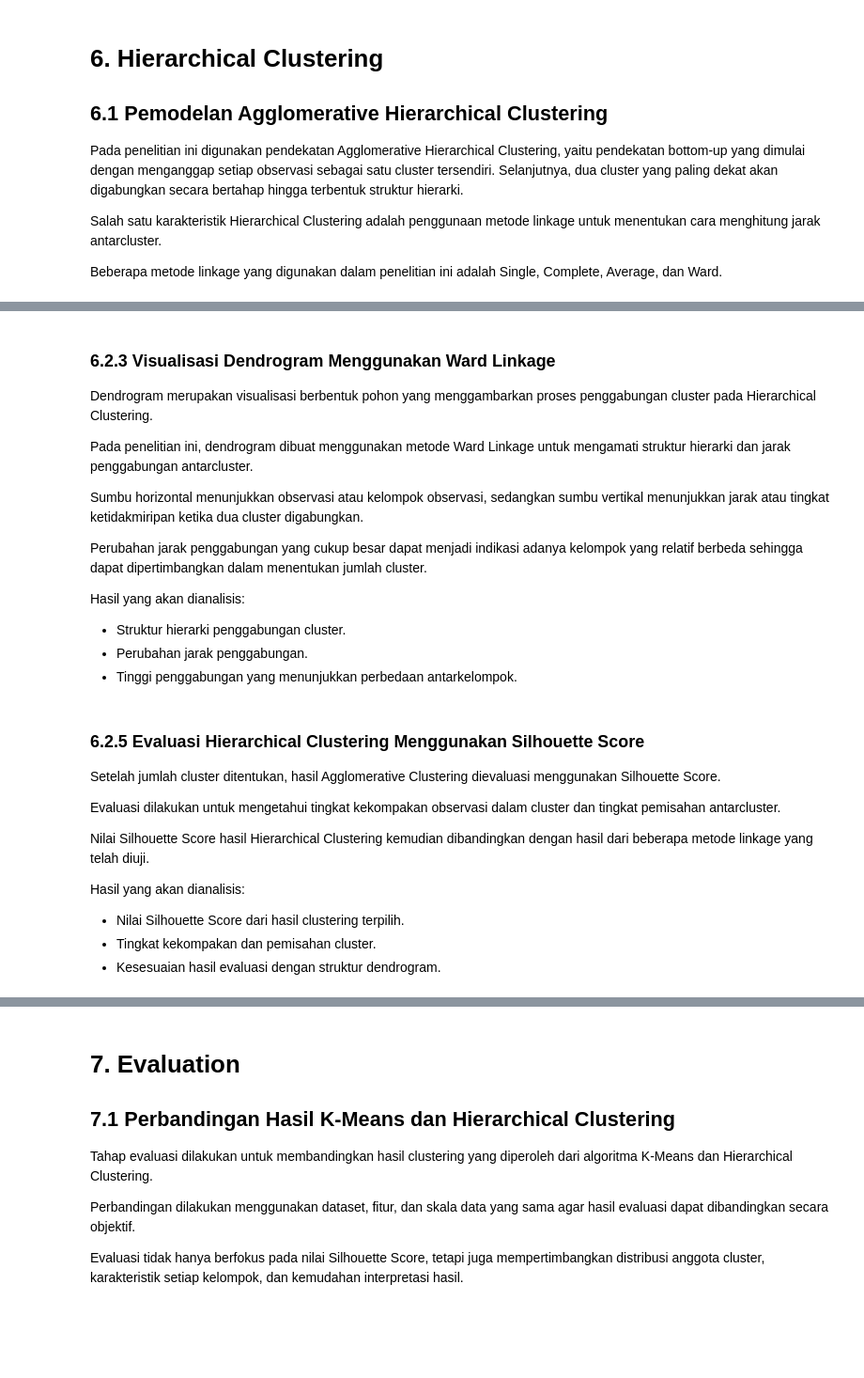
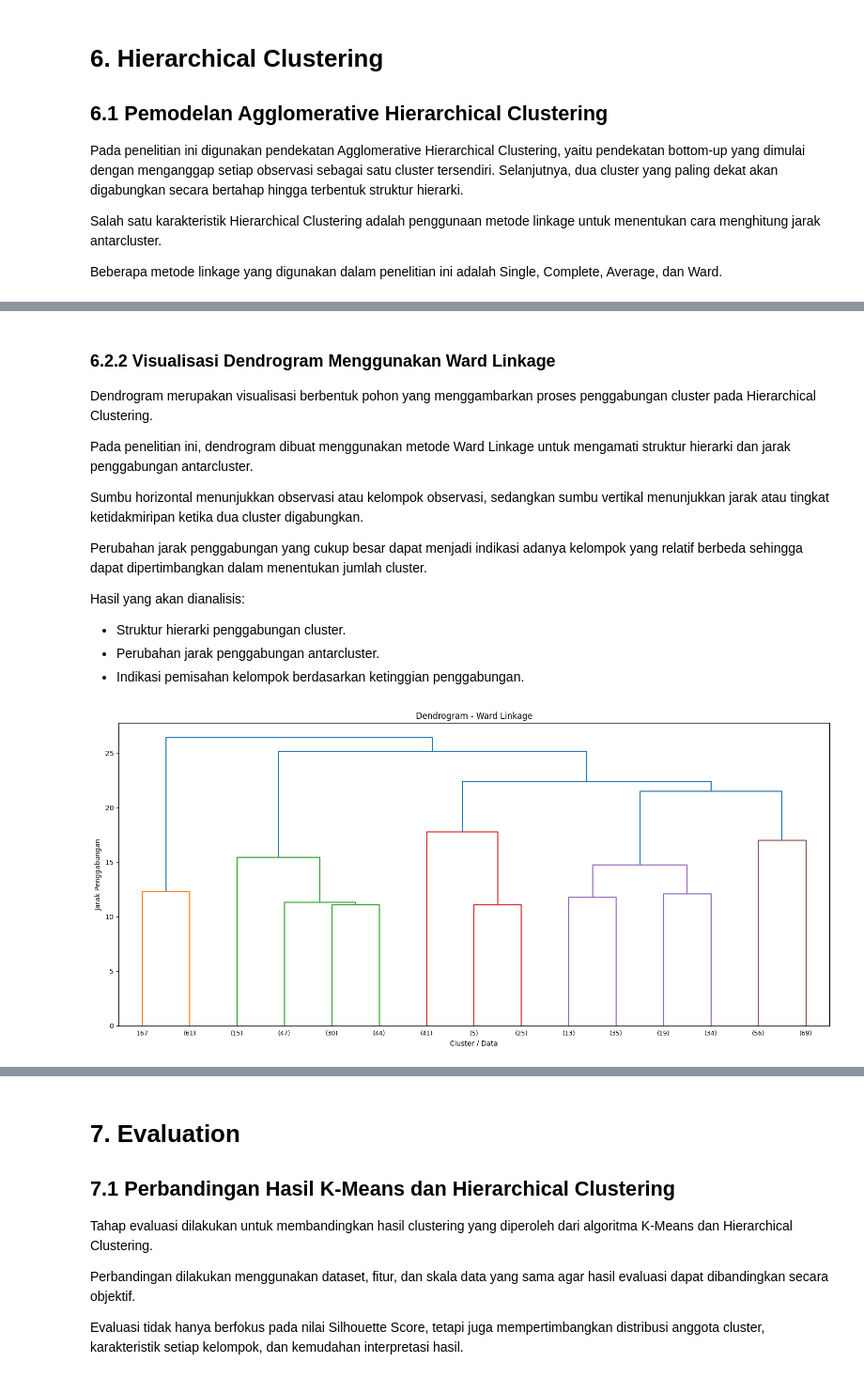
Before and after one commit to aulyarvlln/57_IF-E_Kimpul, a Jupyter notebook: ProyekDS.ipynb, the cells around one changed output, grey strips where cells are left out. Shown at 94% size. Drawn from its saved outputs; the diff is of its cells as text; code cells hidden in the pictures; blank space fills up the shorter version.

Commit message:
hierarchical clustering sudah lengkap tetapi perlu pengecekan

```diff
--- a/ProyekDS.ipynb
+++ b/ProyekDS.ipynb
@@ -764,5 +844,5 @@ Hasil yang akan dianalisis:
 # %% [markdown]
-### 6.2.3 Visualisasi Dendrogram Menggunakan Ward Linkage
+### 6.2.2 Visualisasi Dendrogram Menggunakan Ward Linkage
 Dendrogram merupakan visualisasi berbentuk pohon yang menggambarkan proses penggabungan cluster pada Hierarchical Clustering.
 
 Pada penelitian ini, dendrogram dibuat menggunakan metode Ward Linkage untuk mengamati struktur hierarki dan jarak penggabungan antarcluster.
@@ -773,17 +853,30 @@ Perubahan jarak penggabungan yang cukup besar dapat menjadi indikasi adanya kelo
 
 Hasil yang akan dianalisis:
 - Struktur hierarki penggabungan cluster.
-- Perubahan jarak penggabungan.
-- Tinggi penggabungan yang menunjukkan perbedaan antarkelompok.
+- Perubahan jarak penggabungan antarcluster.
+- Indikasi pemisahan kelompok berdasarkan ketinggian penggabungan.
-# %% [markdown]
-### 6.2.5 Evaluasi Hierarchical Clustering Menggunakan Silhouette Score
-Setelah jumlah cluster ditentukan, hasil Agglomerative Clustering dievaluasi menggunakan Silhouette Score.
-
-Evaluasi dilakukan untuk mengetahui tingkat kekompakan observasi dalam cluster dan tingkat pemisahan antarcluster.
-
-Nilai Silhouette Score hasil Hierarchical Clustering kemudian dibandingkan dengan hasil dari beberapa metode linkage yang telah diuji.
-
-Hasil yang akan dianalisis:
-- Nilai Silhouette Score dari hasil clustering terpilih.
-- Tingkat kekompakan dan pemisahan cluster.
-- Kesesuaian hasil evaluasi dengan struktur dendrogram.
+# %%
+# Dendrogram Ward Linkage
+
+Z = linkage(
+    X_scaled,
+    method="ward"
+)
+
+plt.figure(figsize=(15, 7))
+
+dendrogram(
+    Z,
+    truncate_mode="lastp",
+    p=15,
+    leaf_rotation=0,
+    leaf_font_size=9
+)
+
+plt.title("Dendrogram - Ward Linkage")
+plt.xlabel("Cluster / Data")
+plt.ylabel("Jarak Penggabungan")
+plt.tight_layout()
+plt.show()
+# %% [output]
+[figure, added]
```
Also changed, not shown: parts of 12 cells of this notebook.
